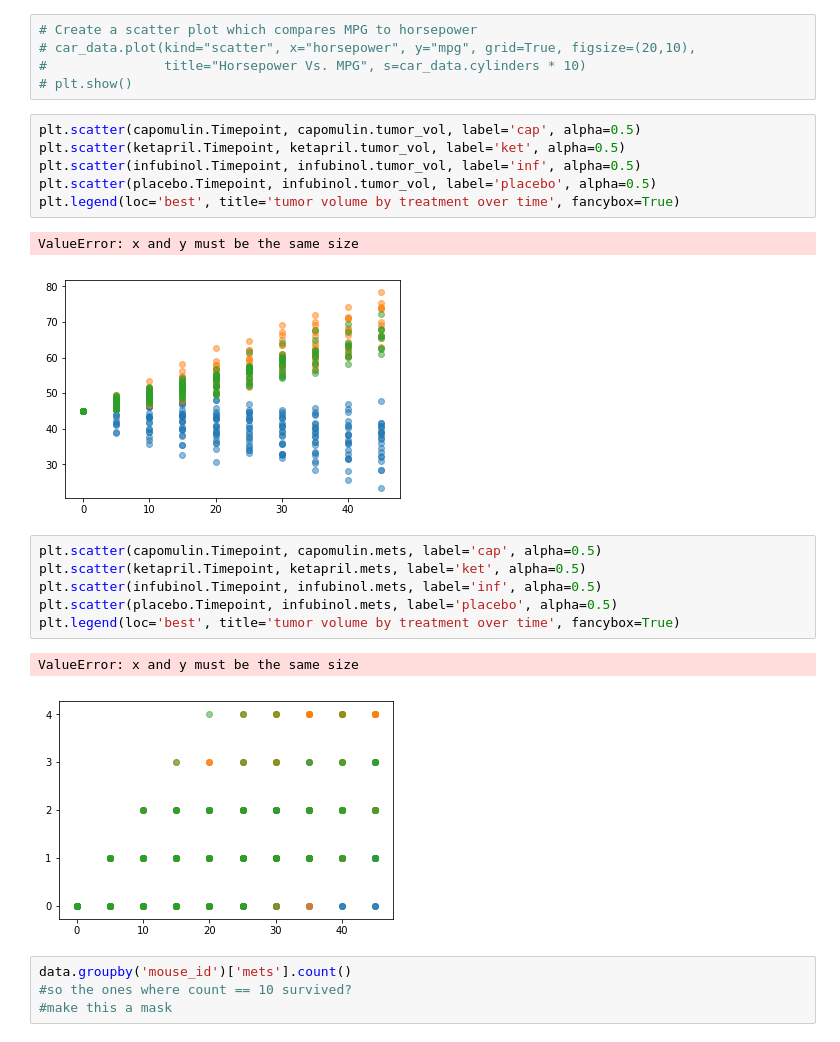
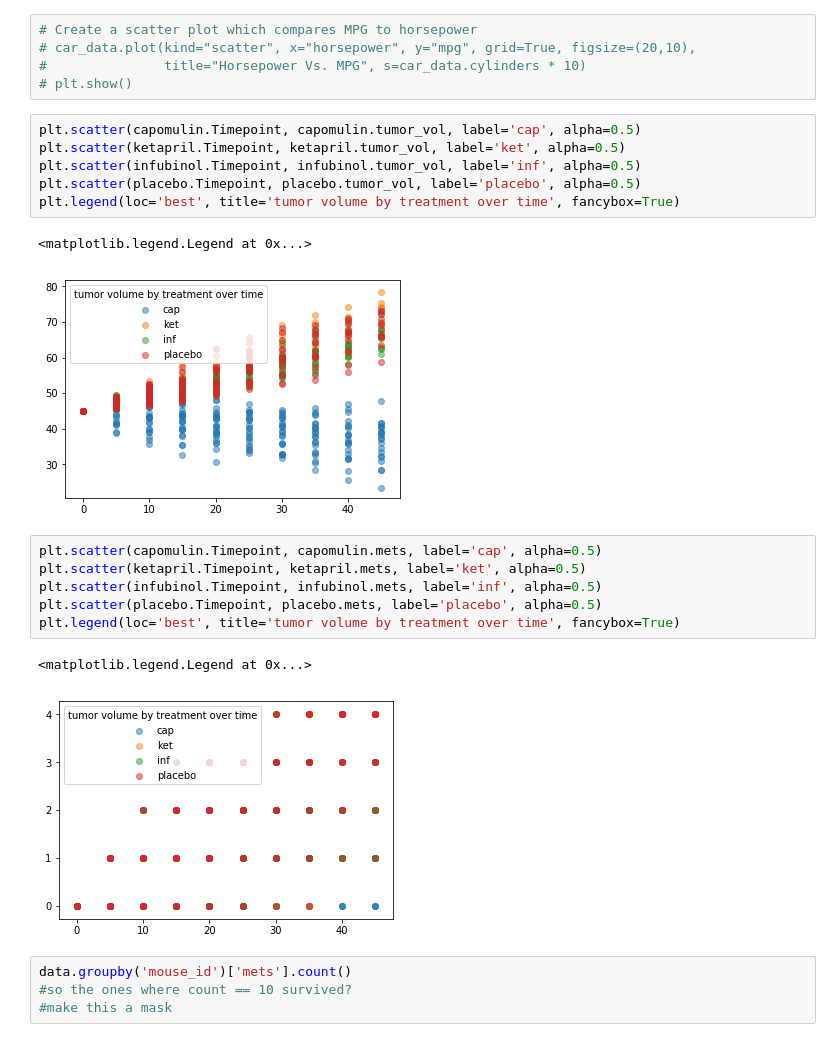
Before and after one commit to jenshurley/hw5, a Jupyter notebook: pydrug_sketch.ipynb, the cells around one changed output. Drawn from its saved outputs; the diff is of its cells as text.

```diff
--- a/pydrug_sketch.ipynb
+++ b/pydrug_sketch.ipynb
@@ -177,21 +229,21 @@ placebo.hist();
 # %%
 plt.scatter(capomulin.Timepoint, capomulin.tumor_vol, label='cap', alpha=0.5)
 plt.scatter(ketapril.Timepoint, ketapril.tumor_vol, label='ket', alpha=0.5)
 plt.scatter(infubinol.Timepoint, infubinol.tumor_vol, label='inf', alpha=0.5)
-plt.scatter(placebo.Timepoint, infubinol.tumor_vol, label='placebo', alpha=0.5)
+plt.scatter(placebo.Timepoint, placebo.tumor_vol, label='placebo', alpha=0.5)
 plt.legend(loc='best', title='tumor volume by treatment over time', fancybox=True)
 # %% [output]
-ValueError: x and y must be the same size
+<matplotlib.legend.Legend at 0x...>
-[figure, old version]
+[figure, new version]
 # %%
 plt.scatter(capomulin.Timepoint, capomulin.mets, label='cap', alpha=0.5)
 plt.scatter(ketapril.Timepoint, ketapril.mets, label='ket', alpha=0.5)
 plt.scatter(infubinol.Timepoint, infubinol.mets, label='inf', alpha=0.5)
-plt.scatter(placebo.Timepoint, infubinol.mets, label='placebo', alpha=0.5)
+plt.scatter(placebo.Timepoint, placebo.mets, label='placebo', alpha=0.5)
 plt.legend(loc='best', title='tumor volume by treatment over time', fancybox=True)
 # %% [output]
-ValueError: x and y must be the same size
+<matplotlib.legend.Legend at 0x...>
-[figure, old version]
+[figure, new version]
 # %%
 data.groupby('mouse_id')['mets'].count()
 #so the ones where count == 10 survived?
```
Also changed, not shown: parts of 42 cells of this notebook.
